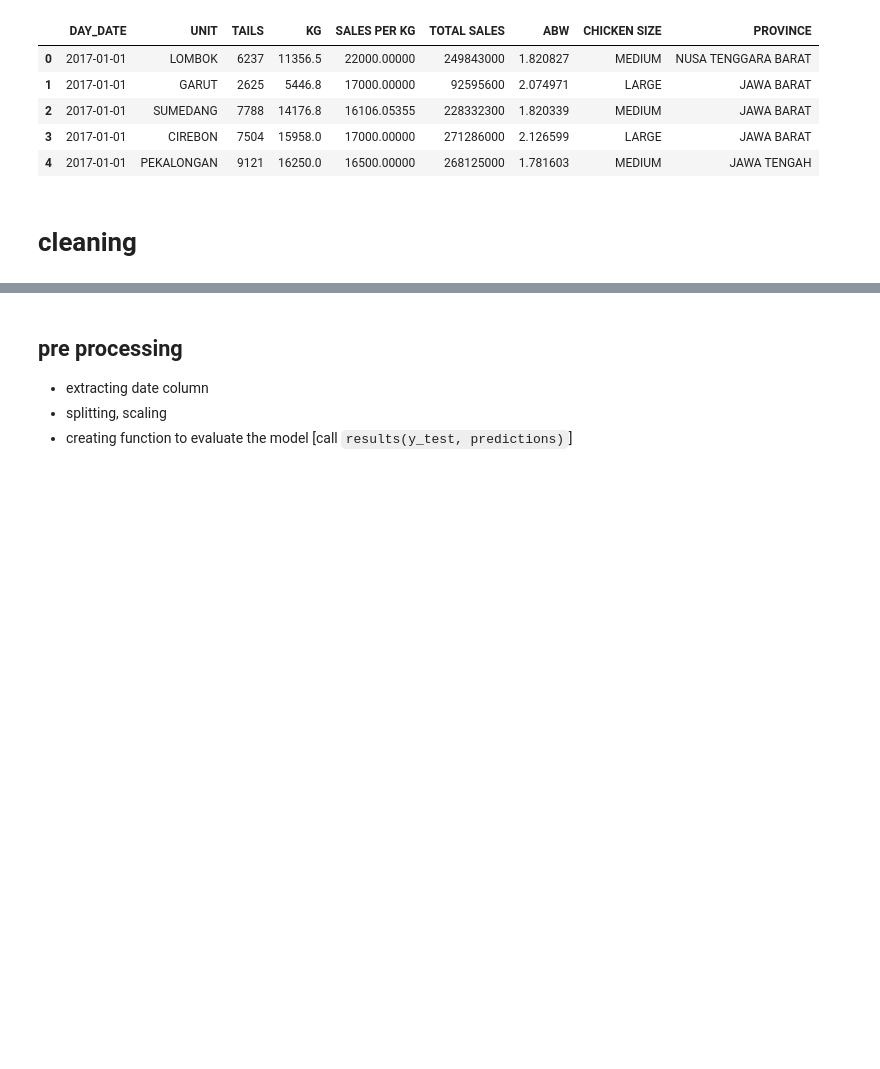
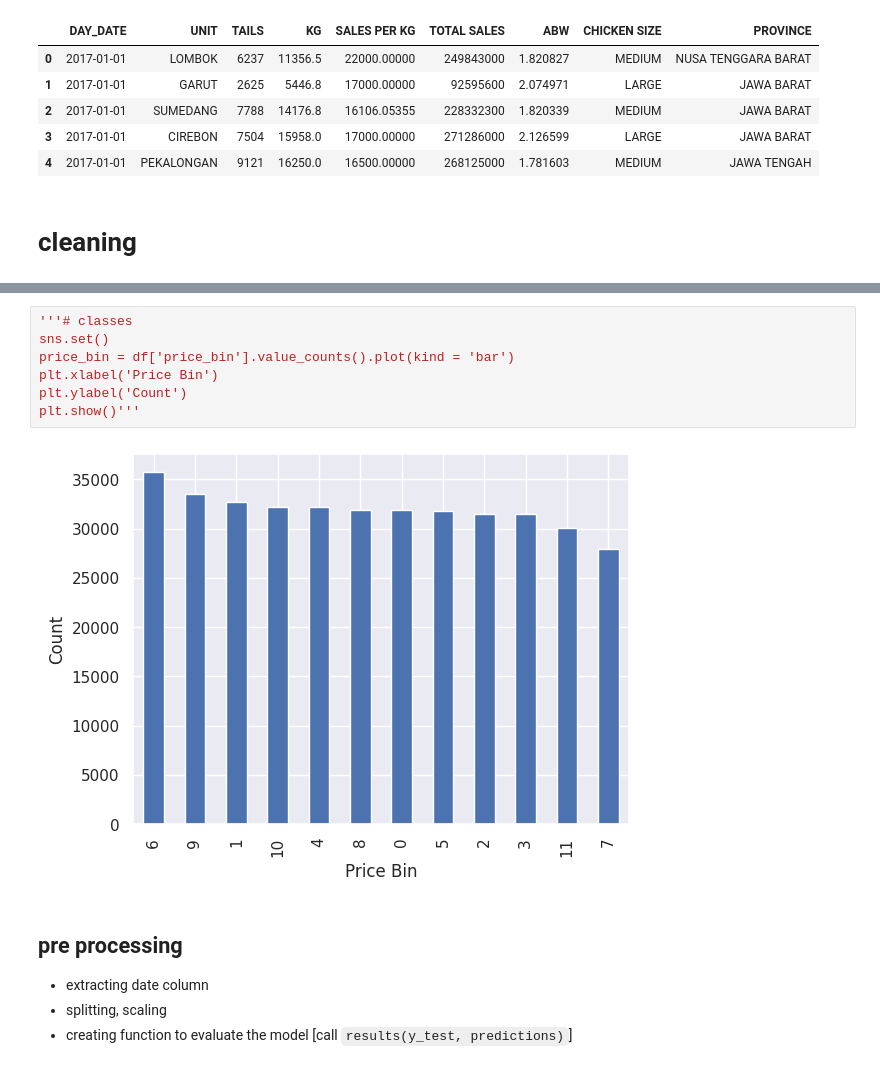
Before and after one commit to thisissteff/forecasting, a Jupyter notebook: forecasting_bin.ipynb, the cells around one changed output, grey strips where cells are left out. Drawn from its saved outputs; the diff is of its cells as text; blank space fills up the shorter version.

```diff
--- a/forecasting_bin.ipynb
+++ b/forecasting_bin.ipynb
@@ -115,3 +128,12 @@ df = df.drop('ABW', axis = 1)
+# %%
+'''# classes
+sns.set()
+price_bin = df['price_bin'].value_counts().plot(kind = 'bar')
+plt.xlabel('Price Bin')
+plt.ylabel('Count')
+plt.show()'''
+# %% [output]
+[figure, added]
 # %% [markdown]
 ## pre processing
 - extracting date column
```
Also changed, not shown: parts of 12 cells of this notebook, 2 other files.
